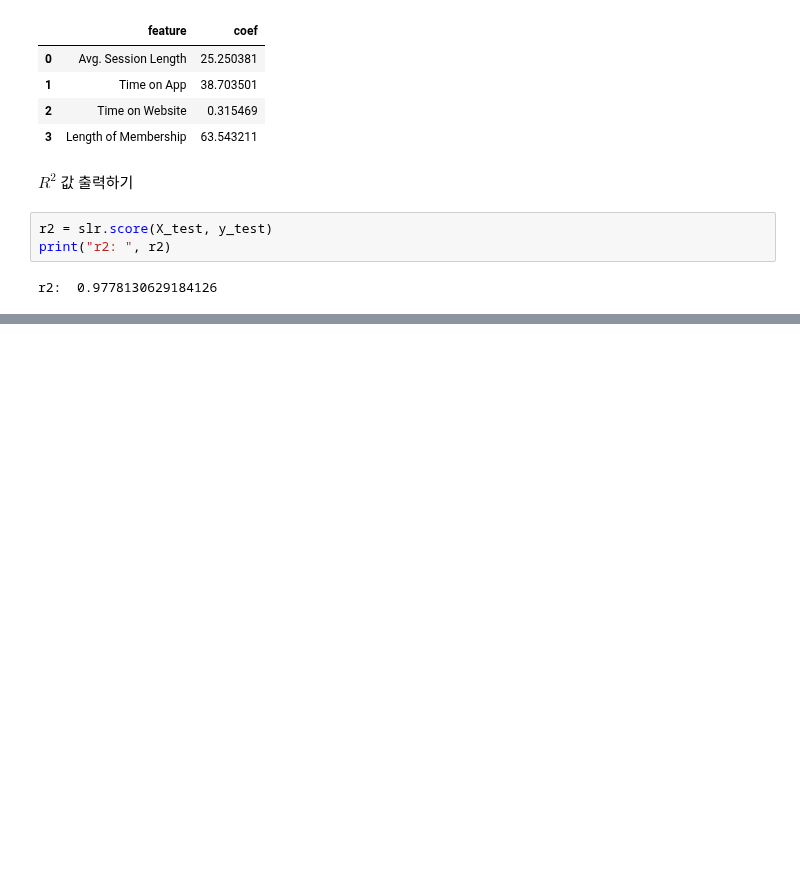
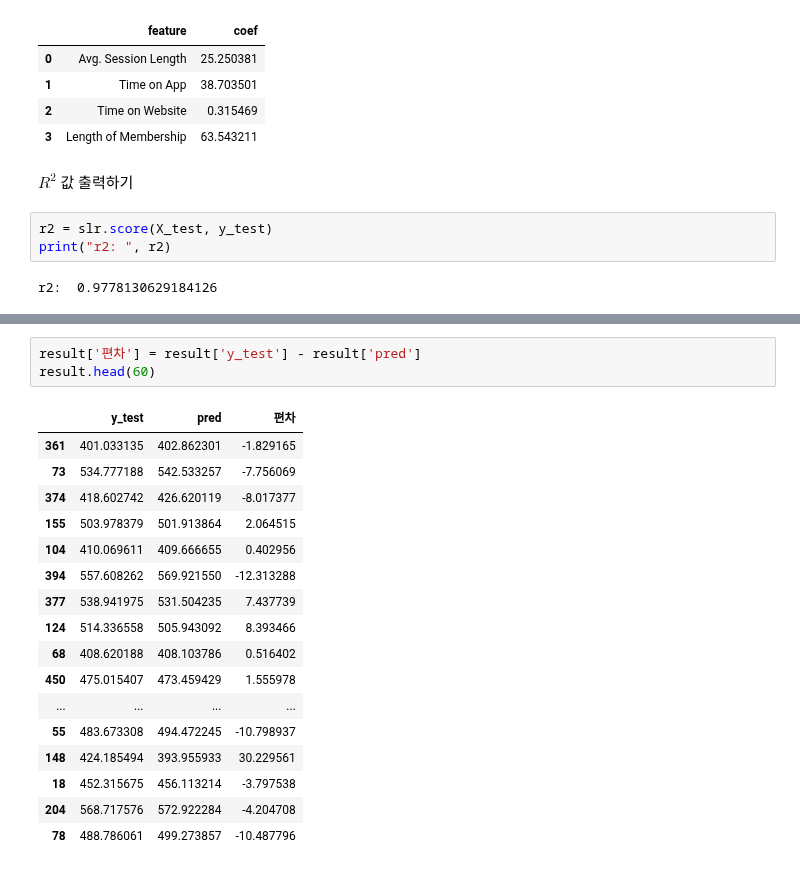
Before and after one commit to haram4th/finech, a Jupyter notebook: 05machine_learning/16지도학습_다중회귀분석_고객별연간지출액예측.ipynb, the cells around one changed output, grey strips where cells are left out. Cells and saved outputs as stored; diff of their text form; blank space fills up the shorter version.

```diff
--- a/05machine_learning/16지도학습_다중회귀분석_고객별연간지출액예측.ipynb
+++ b/05machine_learning/16지도학습_다중회귀분석_고객별연간지출액예측.ipynb
@@ -471,0 +489,21 @@ r2:  0.9778130629184126
+# %%
+result['편차'] = result['y_test'] - result['pred']
+result.head(60)
+# %% [output]
+|  | y_test | pred | 편차 |
+| 361 | 401.033135 | 402.862301 | -1.829165 |
+| 73 | 534.777188 | 542.533257 | -7.756069 |
+| 374 | 418.602742 | 426.620119 | -8.017377 |
+| 155 | 503.978379 | 501.913864 | 2.064515 |
+| 104 | 410.069611 | 409.666655 | 0.402956 |
+| 394 | 557.608262 | 569.921550 | -12.313288 |
+| 377 | 538.941975 | 531.504235 | 7.437739 |
+| 124 | 514.336558 | 505.943092 | 8.393466 |
+| 68 | 408.620188 | 408.103786 | 0.516402 |
+| 450 | 475.015407 | 473.459429 | 1.555978 |
+| ... | ... | ... | ... |
+| 55 | 483.673308 | 494.472245 | -10.798937 |
+| 148 | 424.185494 | 393.955933 | 30.229561 |
+| 18 | 452.315675 | 456.113214 | -3.797538 |
+| 204 | 568.717576 | 572.922284 | -4.204708 |
+| 78 | 488.786061 | 499.273857 | -10.487796 |
```
Also changed, not shown: parts of 8 cells of this notebook, 2 other files.
